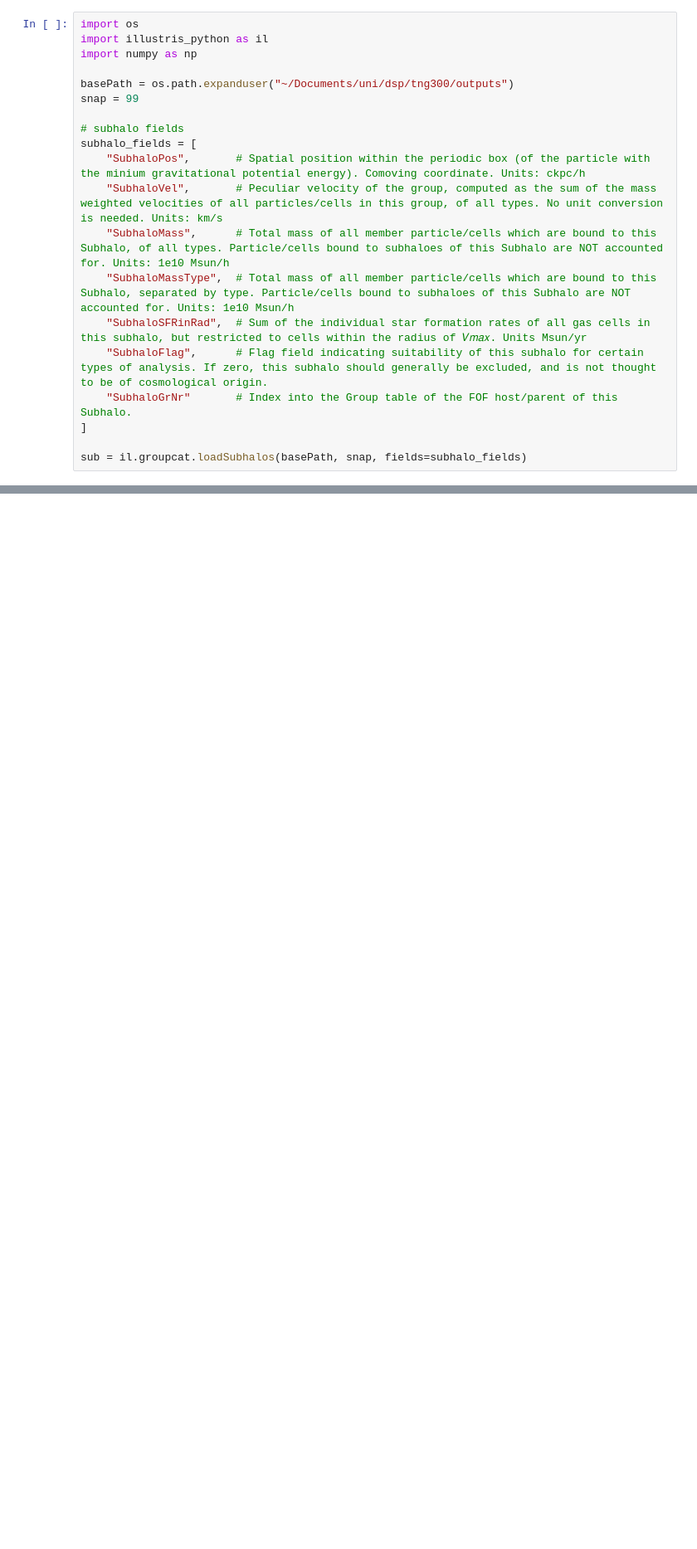
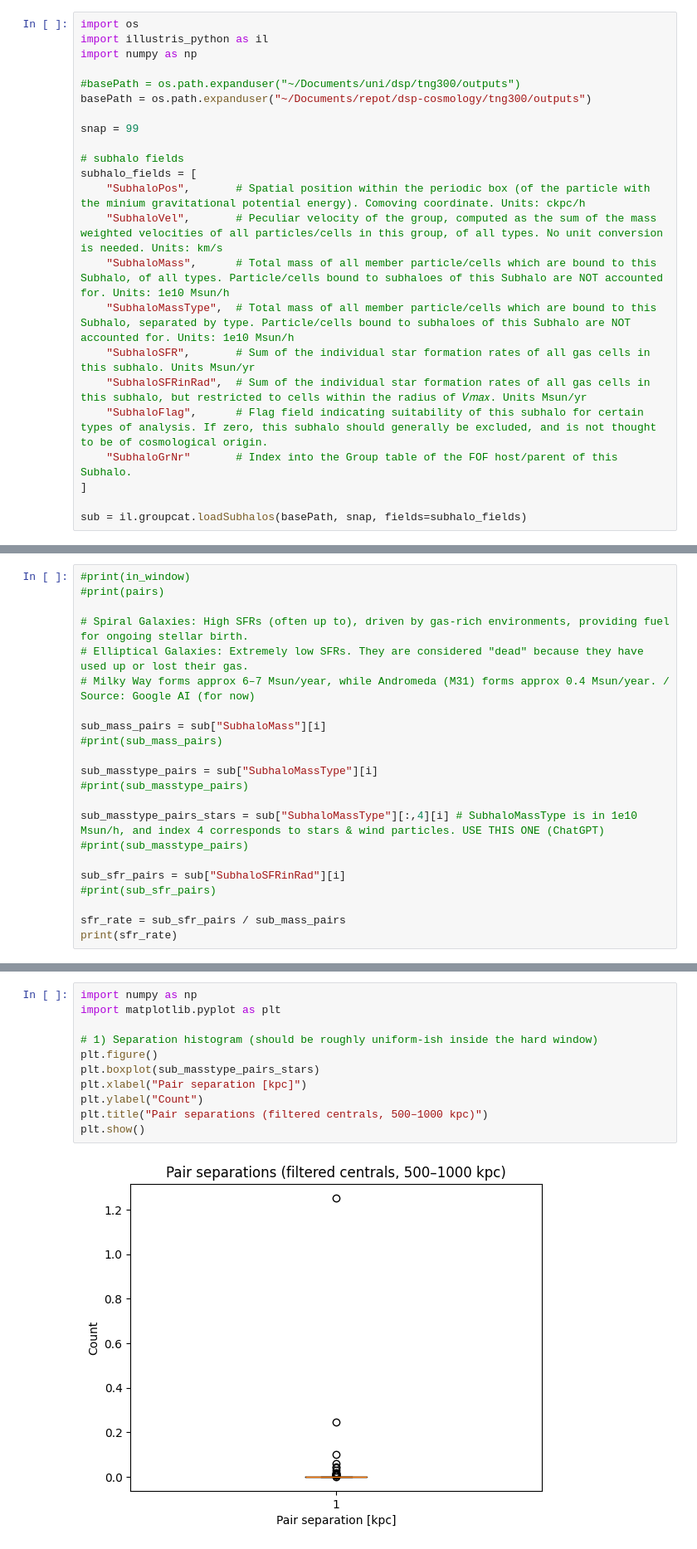
Before and after one commit to topesonen/dsp-cosmology, a Jupyter notebook: notebooks/explore.ipynb, the cells around one changed output, grey strips where cells are left out. Shown at 83% size. Drawn from its saved outputs; the diff is of its cells as text; blank space fills up the shorter version.

```diff
--- a/notebooks/explore.ipynb
+++ b/notebooks/explore.ipynb
@@ -3,7 +3,9 @@ import os
 import illustris_python as il
 import numpy as np
 
-basePath = os.path.expanduser("~/Documents/uni/dsp/tng300/outputs")
+#basePath = os.path.expanduser("~/Documents/uni/dsp/tng300/outputs")
+basePath = os.path.expanduser("~/Documents/repot/dsp-cosmology/tng300/outputs")
+
 snap = 99
 
 # subhalo fields
@@ -12,6 +14,7 @@ subhalo_fields = [
     "SubhaloVel",       # Peculiar velocity of the group, computed as the sum of the mass weighted velocities of all particles/cells in this group, of all types. No unit conversion is needed. Units: km/s
     "SubhaloMass",      # Total mass of all member particle/cells which are bound to this Subhalo, of all types. Particle/cells bound to subhaloes of this Subhalo are NOT accounted for. Units: 1e10 Msun/h
     "SubhaloMassType",  # Total mass of all member particle/cells which are bound to this Subhalo, separated by type. Particle/cells bound to subhaloes of this Subhalo are NOT accounted for. Units: 1e10 Msun/h
+    "SubhaloSFR",       # Sum of the individual star formation rates of all gas cells in this subhalo. Units Msun/yr
     "SubhaloSFRinRad",  # Sum of the individual star formation rates of all gas cells in this subhalo, but restricted to cells within the radius of 𝑉𝑚𝑎𝑥. Units Msun/yr
     "SubhaloFlag",      # Flag field indicating suitability of this subhalo for certain types of analysis. If zero, this subhalo should generally be excluded, and is not thought to be of cosmological origin.
     "SubhaloGrNr"       # Index into the Group table of the FOF host/parent of this Subhalo.
@@ -255,0 +261,22 @@ v_t stats [km/s]: min/median/max = 1.4286412 107.331726 1626.0802
+# %%
+#print(in_window)
+#print(pairs)
+
+# Spiral Galaxies: High SFRs (often up to), driven by gas-rich environments, providing fuel for ongoing stellar birth.
+# Elliptical Galaxies: Extremely low SFRs. They are considered "dead" because they have used up or lost their gas.
+# Milky Way forms approx 6–7 Msun/year, while Andromeda (M31) forms approx 0.4 Msun/year. / Source: Google AI (for now)
+
+sub_mass_pairs = sub["SubhaloMass"][i]
+#print(sub_mass_pairs)
+
+sub_masstype_pairs = sub["SubhaloMassType"][i]
+#print(sub_masstype_pairs)
+
+sub_masstype_pairs_stars = sub["SubhaloMassType"][:,4][i] # SubhaloMassType is in 1e10 Msun/h, and index 4 corresponds to stars & wind particles. USE THIS ONE (ChatGPT)
+#print(sub_masstype_pairs)
+
+sub_sfr_pairs = sub["SubhaloSFRinRad"][i]
+#print(sub_sfr_pairs)
+
+sfr_rate = sub_sfr_pairs / sub_mass_pairs
+print(sfr_rate)
@@ -256,3 +285,16 @@ v_t stats [km/s]: min/median/max = 1.4286412 107.331726 1626.0802
+# %%
+import numpy as np
+import matplotlib.pyplot as plt
+
+# 1) Separation histogram (should be roughly uniform-ish inside the hard window)
+plt.figure()
+plt.boxplot(sub_masstype_pairs_stars)
+plt.xlabel("Pair separation [kpc]")
+plt.ylabel("Count")
+plt.title("Pair separations (filtered centrals, 500–1000 kpc)")
+plt.show()
+# %% [output]
+[figure, added]
 # %%
 import numpy as np
 import matplotlib.pyplot as plt
```
Also changed, not shown: parts of 2 cells of this notebook.
